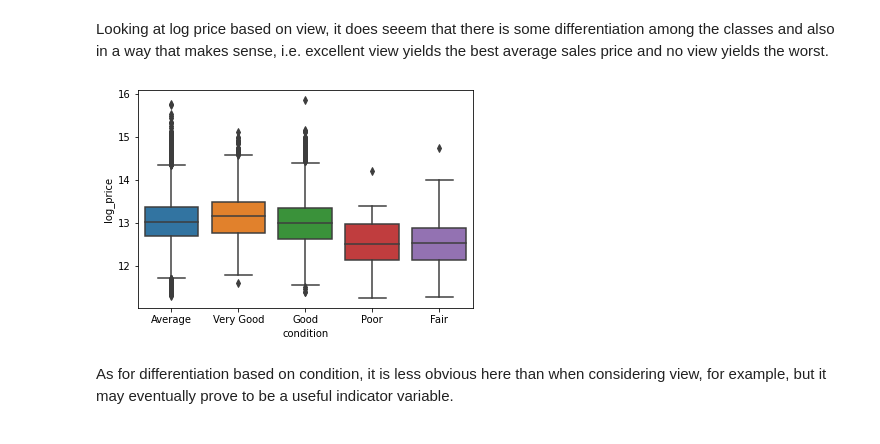
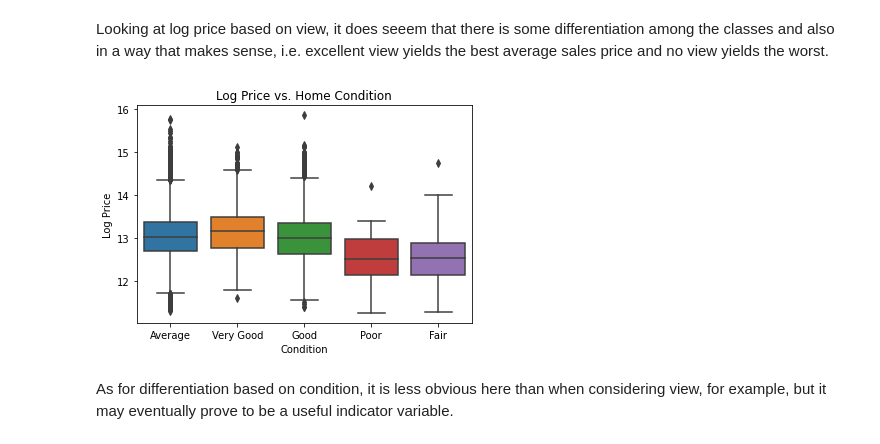
Before and after one commit to adobronyi/king_county_real_estate, a Jupyter notebook: student.ipynb, the cells around one changed output. Drawn from its saved outputs; the diff is of its cells as text; code cells hidden in the pictures.

```diff
--- a/student.ipynb
+++ b/student.ipynb
@@ -363,8 +363,11 @@ Looking at log price based on view, it does seeem that there is some differentia
 # %%
 # boxplot of price vs condition
 sns.boxplot(df_new['condition'],df_new['log_price']);
+plt.xlabel('Condition')
+plt.ylabel('Log Price')
+plt.title('Log Price vs. Home Condition');
 # %% [output]
-[figure, old version]
+[figure, new version]
 # %% [markdown]
 As for differentiation based on condition, it is less obvious here than when considering view, for example, but it may eventually prove to be a useful indicator variable.
 # %%
```
Also changed, not shown: parts of 25 cells of this notebook.
